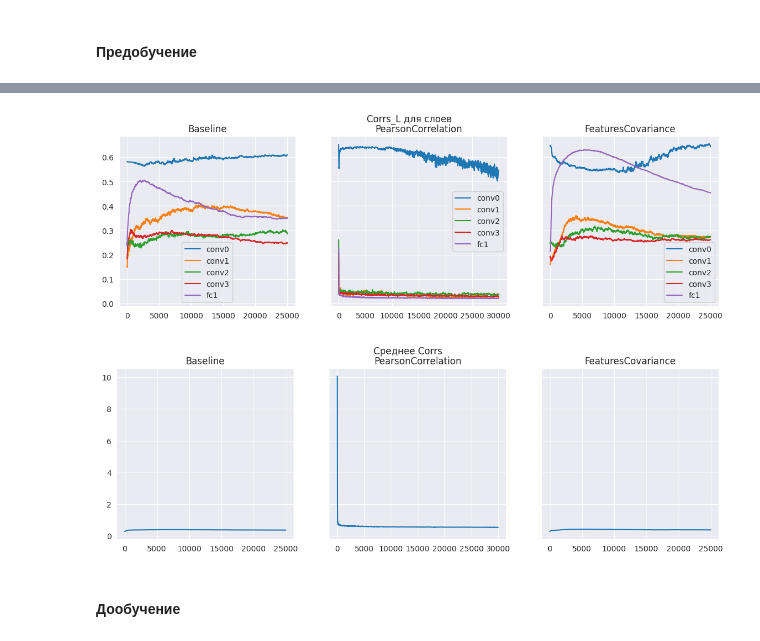
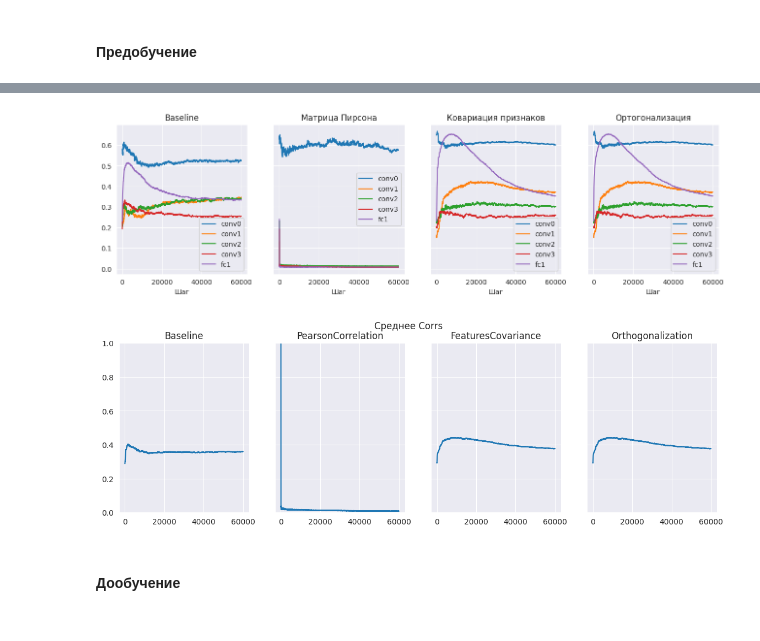
Before and after one commit to NeKita30/Diploma, a Jupyter notebook: StatisticsAnalysis.ipynb, the cells around one changed output, grey strips where cells are left out. Saved outputs shown, nothing was run; the diff lists cells and outputs as text; code cells hidden in the pictures.

```diff
--- a/StatisticsAnalysis.ipynb
+++ b/StatisticsAnalysis.ipynb
@@ -9,13 +9,16 @@ import json
 # %% [markdown]
 #### Предобучение
 # %%
-f = open("statistics/baseline_pretrain.json")
+f = open("statistics/CNN6_baseline_pretrain.json")
 baseline_stat = json.load(f)
 
-f = open("statistics/pc_pretrain.json")
+f = open("statistics/CNN6_ortho_pretrain.json")
+ortho_stat = json.load(f)
+
+f = open("statistics/CNN6_pc_not_0_0.1_pretrain.json")
 pc_stat = json.load(f)
 
-f = open("statistics/f_cov_pretrain.json")
+f = open("statistics/CNN6_f_cov_pretrain.json")
 f_cov_stat = json.load(f)
 # %%
 fix, ax = plt.subplots(1, 2, figsize=(10, 4))
@@ -39,13 +46,16 @@ Text(0.5, 0.98, 'На тестовой выборке')
 # %% [markdown]
 #### Дообучение
 # %%
-f = open("statistics/baseline_quant.json")
+f = open("statistics/CNN6_baseline_quant.json")
 baseline_stat = json.load(f)
 
-f = open("statistics/pc_quant.json")
+f = open("statistics/CNN6_pc_not_0_0.1_quant.json")
 pc_stat = json.load(f)
 
-f = open("statistics/f_cov_quant.json")
+f = open("statistics/CNN6_ortho_quant.json")
+ortho_stat = json.load(f)
+
+f = open("statistics/CNN6_f_cov_quant.json")
 f_cov_stat = json.load(f)
 # %%
 fix, ax = plt.subplots(1, 2, figsize=(10, 4))
@@ -71,11 +126,14 @@ Text(0.5, 0.98, 'На тестовой выборке')
 # %% [markdown]
 #### Предобучение
 # %%
-f = open("statistics/baseline_pretrain_corrls_L.json")
+f = open("statistics/CNN6_baseline_pretrain_corrls_L.json")
 baseline_stat = json.load(f)
 
-f = open("statistics/pc_pretrain_corrls_L.json")
+f = open("statistics/CNN6_pc_not_0_0.1_pretrain_corrls_L.json")
 pc_stat = json.load(f)
 
-f = open("statistics/f_cov_pretrain_corrls_L.json")
+f = open("statistics/CNN6_ortho_pretrain_corrls_L.json")
+ortho_stat = json.load(f)
+
+f = open("statistics/CNN6_f_cov_pretrain_corrls_L.json")
 f_cov_stat = json.load(f)
@@ -84,31 +180,41 @@ conv_layers = ["conv0", "conv1", "conv2", "conv3", "fc1"]
 # %%
-fig, axs = plt.subplots(1, 3, figsize=(14, 4), sharey=True)
-fig.suptitle("Corrs_L для слоев")
+fig, axs = plt.subplots(1, 4, figsize=(16, 4), sharey=True)
+# fig.suptitle("Corrs_L для слоев")
 
 axs[0].set_title("Baseline")
 for i, layer_name in enumerate(conv_layers):
     axs[0].plot(baseline_stat["corrs_l"][i], label=layer_name)
 axs[0].legend()
+axs[0].set_xlabel("Шаг")
 
-axs[1].set_title("PearsonCorrelation")
+axs[1].set_title("Матрица Пирсона")
 for i, layer_name in enumerate(conv_layers):
     axs[1].plot(pc_stat["corrs_l"][i], label=layer_name)
 axs[1].legend()
+axs[1].set_xlabel("Шаг")
 
-axs[2].set_title("FeaturesCovariance")
+axs[2].set_title("Ковариация признаков")
 for i, layer_name in enumerate(conv_layers):
     axs[2].plot(f_cov_stat["corrs_l"][i], label=layer_name)
 axs[2].legend()
+axs[2].set_xlabel("Шаг")
+
+axs[3].set_title("Ортогонализация")
+for i, layer_name in enumerate(conv_layers):
+    axs[3].plot(f_cov_stat["corrs_l"][i], label=layer_name)
+axs[3].legend()
+axs[3].set_xlabel("Шаг")
 
 print()
 # %% [output]
-[figure, old version]
+[figure, new version]
 # %%
-fig, axs = plt.subplots(1, 3, figsize=(14, 4), sharey=True)
+fig, axs = plt.subplots(1, 4, figsize=(14, 4), sharey=True)
 fig.suptitle("Среднее Corrs")
 
 axs[0].set_title("Baseline")
 axs[0].plot(baseline_stat["mean_corrs"])
+axs[0].set_ylim((0, 1))
 
 axs[1].set_title("PearsonCorrelation")
 axs[1].plot(pc_stat["mean_corrs"])
@@ -116,9 +222,12 @@ axs[1].plot(pc_stat["mean_corrs"])
 axs[2].set_title("FeaturesCovariance")
 axs[2].plot(f_cov_stat["mean_corrs"])
 
+axs[3].set_title("Orthogonalization")
+axs[3].plot(f_cov_stat["mean_corrs"])
+
 print()
 # %% [output]
-[figure, old version]
+[figure, new version]
 # %% [markdown]
 #### Дообучение
 # %%
```
Also changed, not shown: parts of 43 cells of this notebook, 4 other files.
